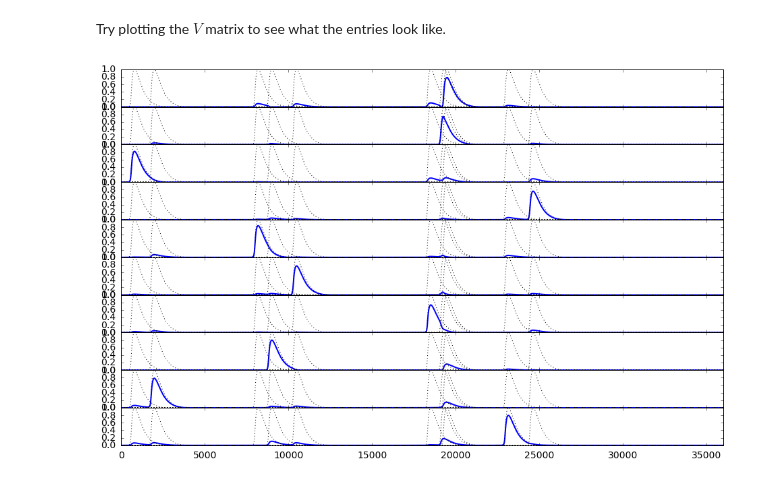
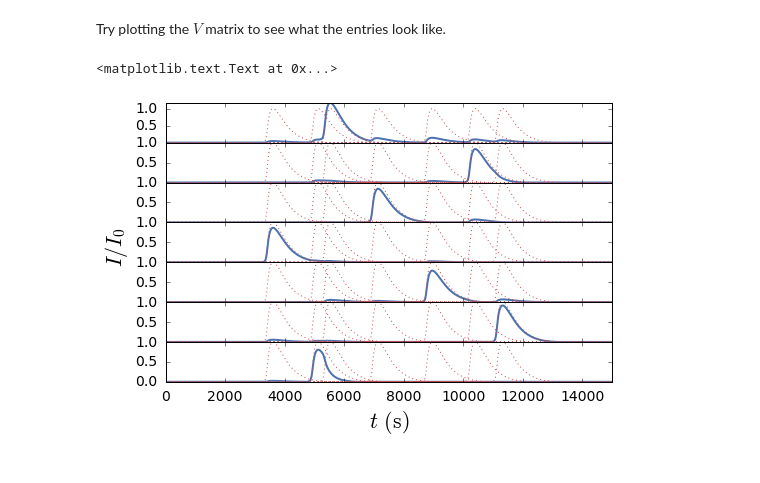
Before and after one commit to wtbarnes/research_notebook, a Jupyter notebook: NMF/heating_source_mixing.ipynb, the cells around one changed output. Cells and saved outputs as stored; diff of their text form; code cells hidden in the pictures.

Commit message:
updating notebooks; adding figures folder

```diff
--- a/NMF/heating_source_mixing.ipynb
+++ b/NMF/heating_source_mixing.ipynb
@@ -44,7 +43,7 @@ First set up the general EBTEL dictionary that we will use for all of the runs.
 #input dictionary
 config_dict = {'usage_option':'dem','rad_option':'rk','dem_option':'new','heat_flux_option':'classical',
               'solver':'euler','ic_mode':'st_eq','print_plasma_params':'True'}
-config_dict['total_time'] = 36000
+config_dict['total_time'] = 15000
 config_dict['tau'] = 1.0
 config_dict['rka_error'] = 1.0e-6
 config_dict['index_dem'] = 451
@@ -108,17 +107,17 @@ Configure EBTEL runs with $K$ single pulses.
 # %%
 freq = np.linspace(50,5000,3)
 qtot = 5
-num_sources = 10#len(freq)
-single_pulse_results = []
+num_sources = 7#len(freq)
 # %%
+single_pulse_results = []
 np.random.seed()
 for i in range(num_sources):
     #get start time from distribution
-    st = np.random.normal(config_dict['total_time']/2.,config_dict['total_time'],1)
+    st = np.random.normal(config_dict['total_time']/2.,config_dict['total_time']/2,1)
     #st = np.arange(0,config_dict['total_time'],freq[i])
     #reject start times out of range
-    while st < 0 or st + config_dict['total_time']/100. > config_dict['total_time']:
-        st = np.random.normal(config_dict['total_time']/2.,config_dict['total_time'],1)
+    while st < 0 or st > 0.85*config_dict['total_time']:
+        st = np.random.normal(config_dict['total_time']/2.,config_dict['total_time']/2,1)
     amp = 0.1 #qtot/(config_dict['t_pulse_half'])*(freq[i] + 2.*config_dict['t_pulse_half'])/config_dict['total_time']
     #run EBTEL
     tmp = run_print(config_dict,st,amp)
@@ -222,7 +218,7 @@ So now that we have our observation matrix $Y$, we can apply it to our NMF metho
 First, set up the model with the desired parameters
 # %%
 model = skd.NMF(n_components=num_sources,init='nndsvd',random_state=0,verbose=0,
-                alpha=1.0,l1_ratio=0.0,solver='cd',max_iter=500,shuffle=True,tol=1e-6)
+                alpha=1.0,l1_ratio=0.2,solver='cd',max_iter=500,shuffle=True,tol=1e-10)
 # %% [markdown]
 Train the data on the $N\times M$ convoluted matrix.
 # %%
@@ -239,13 +235,27 @@ V = model.components_
 # %% [markdown]
 Try plotting the $V$ matrix to see what the entries look like.
 # %%
-fig,ax = plt.subplots(num_sources,1,figsize=(16,num_sources),sharex=True)
+fig,ax = plt.subplots(num_sources,1,figsize=(8,5),sharex=True)
 plt.subplots_adjust(hspace=0)
 for i in range(num_sources):
-    ax[i].plot(single_pulse_results[i]['t'],np.sum(np.outer(U[:,i],V[i,:]),axis=0))
+    Ai = np.sum(np.outer(U[:,i],V[i,:]),axis=0)
+    ax[i].plot(single_pulse_results[i]['t'],Ai,color=sns.color_palette('deep')[0])
+    for j in range(num_sources):
+        ax[i].plot(single_pulse_results[i]['t'],X[j,:],'k:',linewidth=1,color=sns.color_palette('deep')[2])
+    #set axes limits
+    ax[i].set_ylim([np.min(Ai),np.max(Ai)])
     ax[i].set_xlim([single_pulse_results[i]['t'][0],single_pulse_results[i]['t'][-1]])
-    for j in range(num_sources):
-        ax[i].plot(single_pulse_results[i]['t'],X[j,:],'k:',linewidth=1)
-        ax[i].set_xlim([single_pulse_results[i]['t'][0],single_pulse_results[i]['t'][-1]])
+    #set ticks
+    ax[i].set_yticks([0,0.5,1])
+    if i != num_sources-1:
+        ax[i].set_yticks([0.5,1])
+        #ax[i].yaxis.set_major_locator(MaxNLocator(prune='lower'))
+# axes labels
+ax[-1].set_xlabel(r'$t$ $\mathrm{(s)}$')
+fig.text(0.04, 0.5, r'$I/I_0$', ha='center',
+                     va='center', rotation='vertical',fontsize=22)
+#save
+plt.savefig('/home/wtb2/Documents/research_notebook/NMF/figures/',format=clw_format,dpi=clw_dpi)
 # %% [output]
+<matplotlib.text.Text at 0x...>
-[figure, old version]
+[figure, new version]
```
Also changed, not shown: parts of 7 cells of this notebook, 5 other files.
